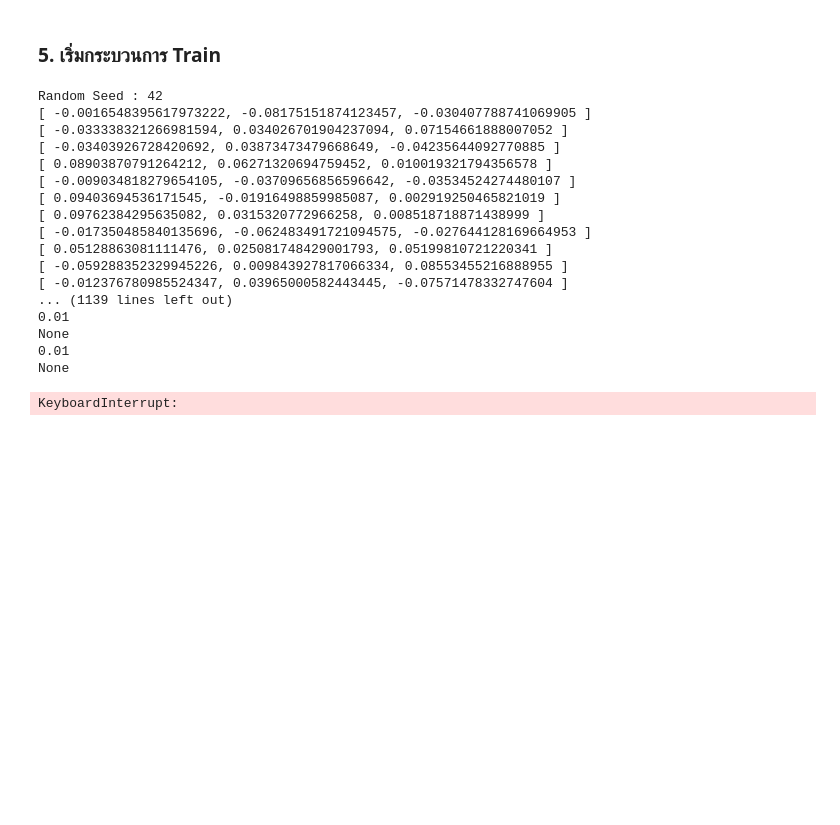
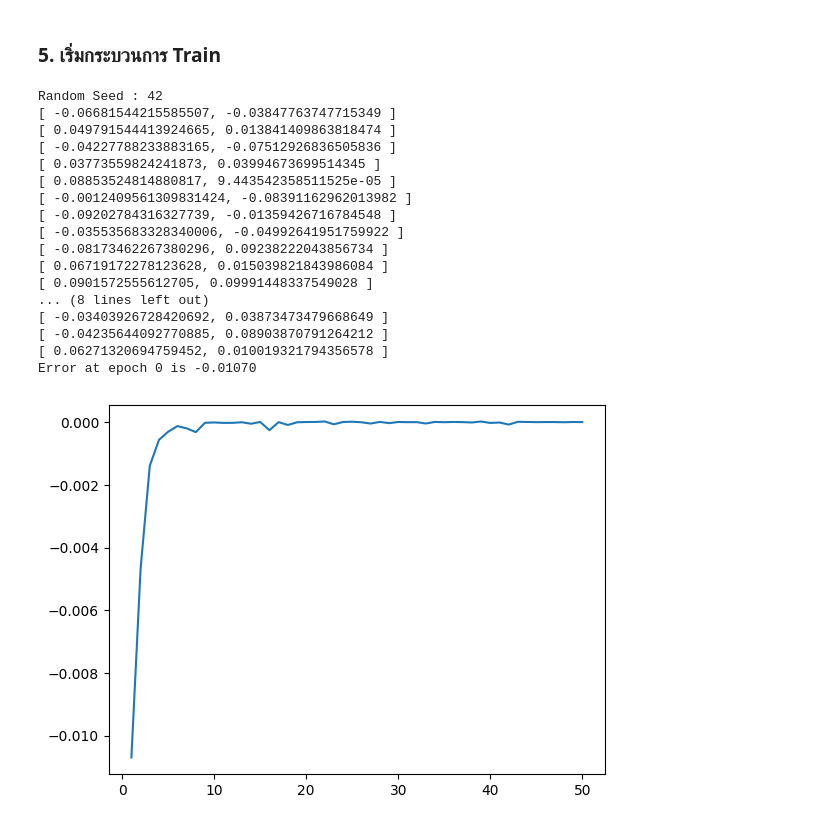
Before and after one commit to Celesca/cpe112-data-structure, a Jupyter notebook: Final_Project/Model.ipynb, the cells around one changed output. Drawn from its saved outputs; the diff is of its cells as text; code cells hidden in the pictures; blank space fills up the shorter version.

```diff
--- a/Final_Project/Model.ipynb
+++ b/Final_Project/Model.ipynb
@@ -9,11 +9,14 @@ class Matrix(Array2D):
         super().__init__(numRows,numCols)
         self._shape = numRows , numCols
 
-    # Multiple Scalar # !!! - Fix to return pls
+    # Multiple Scalar
     def scaleBy(self,scalar):
+
+        newMatrix = Matrix(self.numRows() , self.numCols())
         for i in range( self.numRows()):
             for j in range( self.numCols()):
-                self[i,j] *= scalar
+                newMatrix[i,j] = self[i,j] * scalar
+        return newMatrix
 
     # Square all data
     def square(self):
@@ -122,6 +125,33 @@ class Matrix(Array2D):
         return average
 
     # Trace Method (ผลบวกทแยงมุม)
+
+    # Argmax
+    def argmax_zero_axis(self):
+
+        '''
+            Input :
+            [ [0... 30],
+              [0... 30],
+              [1... 30]
+            ]
+            แนวตั้งจะแทน ตัวข้อมูลนึง เช่น 001 , 010 , 100
+        '''
+        index = []
+        for j in range(self.numCols()):
+
+            # กำหนดให้ตัวแถวแรกเป็น max_value
+            max_value = self[0, j]
+            max_index = 0
+            for i in range(self.numRows()):
+                print(self[i,j])
+                if max_value < self[i, j]:
+                    max_value = self[i,j]
+                    max_index = i
+            else:
+                index.append(max_index)
+
+        return index
 # %%
 # --- ANN Model Class ---
 import random
@@ -408,23 +486,23 @@ No.Output Unit:  3
 # %% [markdown]
 ### 5. เริ่มกระบวนการ Train
 # %%
-myModel.train(42,500,0.01)
+myModel.trainModel(42,50,0.01)
 # %% [output]
 Random Seed : 42
-[ -0.0016548395617973222, -0.08175151874123457, -0.030407788741069905 ]
-[ -0.033338321266981594, 0.034026701904237094, 0.07154661888007052 ]
-[ -0.03403926728420692, 0.03873473479668649, -0.04235644092770885 ]
-[ 0.08903870791264212, 0.06271320694759452, 0.010019321794356578 ]
-[ -0.009034818279654105, -0.03709656856596642, -0.03534524274480107 ]
-[ 0.09403694536171545, -0.01916498859985087, 0.002919250465821019 ]
-[ 0.09762384295635082, 0.0315320772966258, 0.008518718871438999 ]
-[ -0.017350485840135696, -0.062483491721094575, -0.027644128169664953 ]
-[ 0.05128863081111476, 0.025081748429001793, 0.05199810721220341 ]
-[ -0.059288352329945226, 0.009843927817066334, 0.08553455216888955 ]
-[ -0.012376780985524347, 0.03965000582443445, -0.07571478332747604 ]
-... (1139 lines left out)
-0.01
-None
-0.01
-None
+[ -0.06681544215585507, -0.03847763747715349 ]
+[ 0.049791544413924665, 0.013841409863818474 ]
+[ -0.04227788233883165, -0.07512926836505836 ]
+[ 0.03773559824241873, 0.03994673699514345 ]
+[ 0.08853524814880817, 9.443542358511525e-05 ]
+[ -0.0012409561309831424, -0.08391162962013982 ]
+[ -0.09202784316327739, -0.01359426716784548 ]
+[ -0.035535683328340006, -0.04992641951759922 ]
+[ -0.08173462267380296, 0.09238222043856734 ]
+[ 0.06719172278123628, 0.015039821843986084 ]
+[ 0.0901572555612705, 0.09991448337549028 ]
+... (8 lines left out)
+[ -0.03403926728420692, 0.03873473479668649 ]
+[ -0.04235644092770885, 0.08903870791264212 ]
+[ 0.06271320694759452, 0.010019321794356578 ]
+Error at epoch 0 is -0.01070
-KeyboardInterrupt:
+[figure, added]
```
Also changed, not shown: parts of 4 cells of this notebook, 1 other file.
